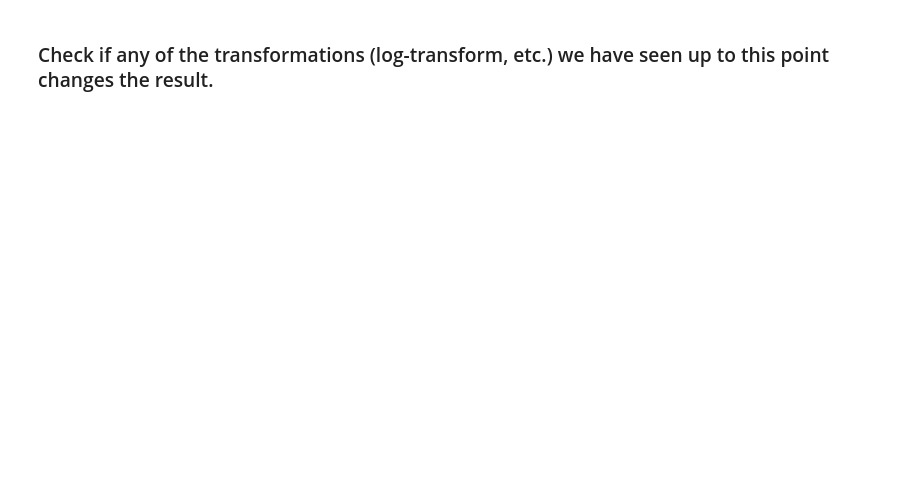
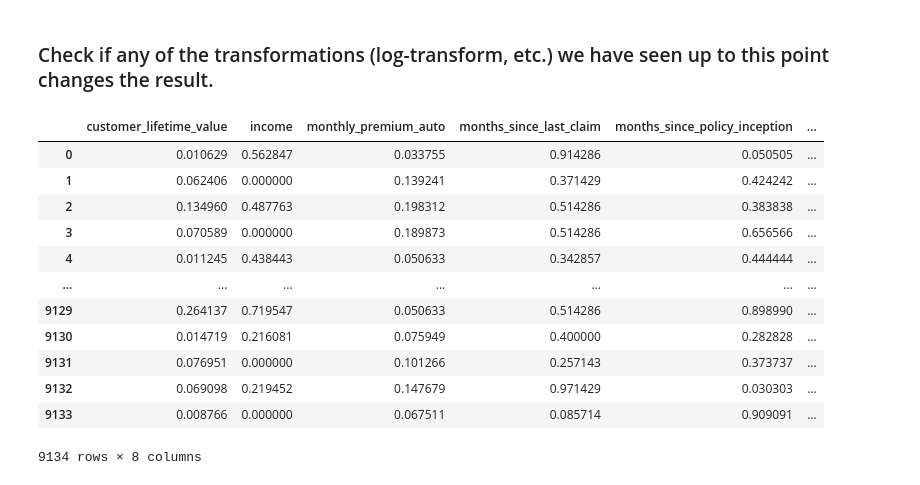
Before and after one commit to enrgavgut/lab-random-variable-distributions, a Jupyter notebook: files_for_lab/Lab Random Variable Distributions.ipynb, the cells around one changed output. Cells and saved outputs as stored; diff of their text form; code cells hidden in the pictures; blank space fills up the shorter version.

Commit message:
Lab Random Variable Distributions

```diff
--- a/files_for_lab/Lab Random Variable Distributions.ipynb
+++ b/files_for_lab/Lab Random Variable Distributions.ipynb
@@ -58,2 +64,30 @@ for i in data_num:
 # %% [markdown]
 ### Check if any of the transformations (log-transform, etc.) we have seen up to this point changes the result.
+# %%
+# We are going to normalize using MinMaxScaler and StandardScaler to check if there are differences in distributions
+
+from sklearn.preprocessing import MinMaxScaler
+
+# 1. Create a function
+transformer = MinMaxScaler().fit(data_num) #it will squize in the numbers between the min and max and uniformlly seperate it
+# 2. Output are the scaled values
+X_normalized = transformer.transform(data_num) #It is a dataframe but will be turned into an array
+
+#Rename it because I change the dataset from an array into a Dataframe
+normalized_data_num = pd.DataFrame(X_normalized, columns=data_num.columns)
+
+normalized_data_num
+# %% [output]
+|  | customer_lifetime_value | income | monthly_premium_auto | months_since_last_claim | months_since_policy_inception | ... |
+| 0 | 0.010629 | 0.562847 | 0.033755 | 0.914286 | 0.050505 | ... |
+| 1 | 0.062406 | 0.000000 | 0.139241 | 0.371429 | 0.424242 | ... |
+| 2 | 0.134960 | 0.487763 | 0.198312 | 0.514286 | 0.383838 | ... |
+| 3 | 0.070589 | 0.000000 | 0.189873 | 0.514286 | 0.656566 | ... |
+| 4 | 0.011245 | 0.438443 | 0.050633 | 0.342857 | 0.444444 | ... |
+| ... | ... | ... | ... | ... | ... | ... |
+| 9129 | 0.264137 | 0.719547 | 0.050633 | 0.514286 | 0.898990 | ... |
+| 9130 | 0.014719 | 0.216081 | 0.075949 | 0.400000 | 0.282828 | ... |
+| 9131 | 0.076951 | 0.000000 | 0.101266 | 0.257143 | 0.373737 | ... |
+| 9132 | 0.069098 | 0.219452 | 0.147679 | 0.971429 | 0.030303 | ... |
+| 9133 | 0.008766 | 0.000000 | 0.067511 | 0.085714 | 0.909091 | ... |
+9134 rows × 8 columns
```
Also changed, not shown: parts of 5 cells of this notebook.
